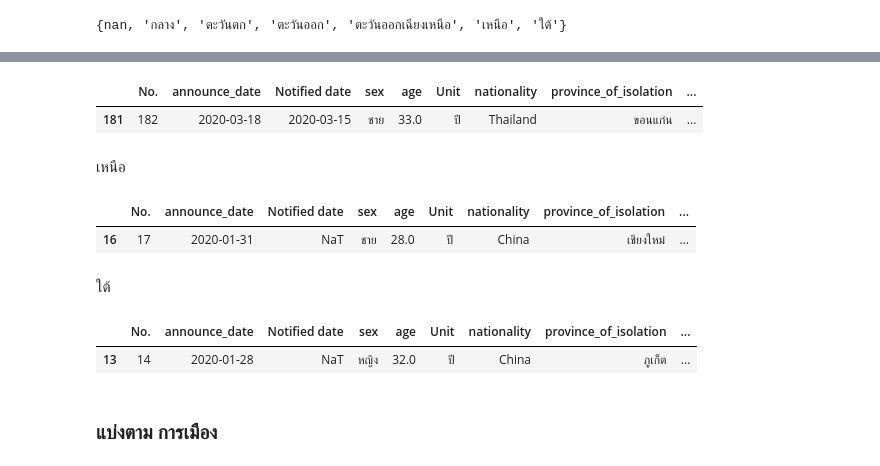
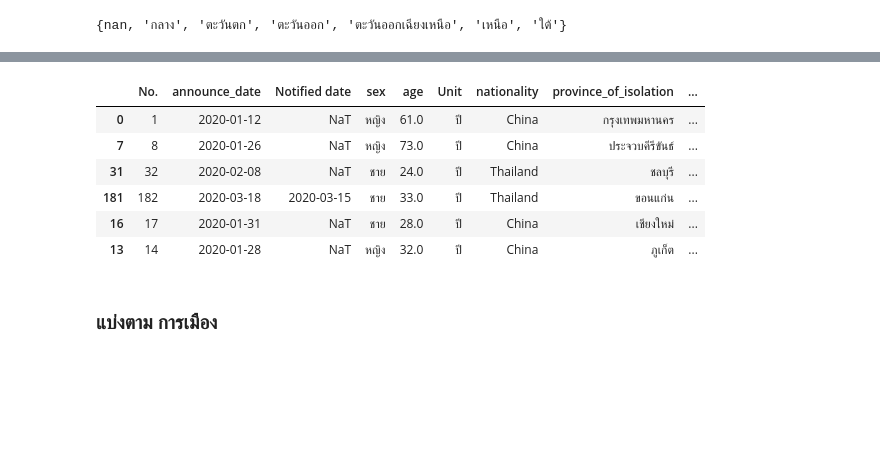
Before and after one commit to jittakorn-ch/data_viz_2022, a Jupyter notebook: BasicPython&DataViz_midterm2022.ipynb, the cells around one changed output, grey strips where cells are left out. Cells and saved outputs as stored; diff of their text form; code cells hidden in the pictures; blank space fills up the shorter version.

```diff
--- a/BasicPython&DataViz_midterm2022.ipynb
+++ b/BasicPython&DataViz_midterm2022.ipynb
@@ -709,22 +686,15 @@ covid_region[covid_region['ภูมิศาสตร์']=='ตะวันอ
-# %%
-covid_region[covid_region['ภูมิศาสตร์']=='ตะวันออกเฉียงเหนือ'].head(1)
-# %% [output]
-|  | No. | announce_date | Notified date | sex | age | Unit | nationality | province_of_isolation | ... |
-| 181 | 182 | 2020-03-18 | 2020-03-15 | ชาย | 33.0 | ปี | Thailand | ขอนแก่น | ... |
-# %% [markdown]
-เหนือ
-# %%
-covid_region[covid_region['ภูมิศาสตร์']=='เหนือ'].head(1)
-# %% [output]
-|  | No. | announce_date | Notified date | sex | age | Unit | nationality | province_of_isolation | ... |
-| 16 | 17 | 2020-01-31 | NaT | ชาย | 28.0 | ปี | China | เชียงใหม่ | ... |
-# %% [markdown]
-ใต้
-# %%
-covid_region[covid_region['ภูมิศาสตร์']=='ใต้'].head(1)
-# %% [output]
-|  | No. | announce_date | Notified date | sex | age | Unit | nationality | province_of_isolation | ... |
-| 13 | 14 | 2020-01-28 | NaT | หญิง | 32.0 | ปี | China | ภูเก็ต | ... |
+# %%
+pd.concat([covid_region[covid_region['ภูมิศาสตร์']=='กลาง'].head(1), covid_region[covid_region['ภูมิศาสตร์']=='ตะวันตก'].head(1),
+           covid_region[covid_region['ภูมิศาสตร์']=='ตะวันออก'].head(1), covid_region[covid_region['ภูมิศาสตร์']=='ตะวันออกเฉียงเหนือ'].head(1),
+           covid_region[covid_region['ภูมิศาสตร์']=='เหนือ'].head(1), covid_region[covid_region['ภูมิศาสตร์']=='ใต้'].head(1) ], axis=0)
+# %% [output]
+|  | No. | announce_date | Notified date | sex | age | Unit | nationality | province_of_isolation | ... |
+| 0 | 1 | 2020-01-12 | NaT | หญิง | 61.0 | ปี | China | กรุงเทพมหานคร | ... |
+| 7 | 8 | 2020-01-26 | NaT | หญิง | 73.0 | ปี | China | ประจวบคีรีขันธ์ | ... |
+| 31 | 32 | 2020-02-08 | NaT | ชาย | 24.0 | ปี | Thailand | ชลบุรี | ... |
+| 181 | 182 | 2020-03-18 | 2020-03-15 | ชาย | 33.0 | ปี | Thailand | ขอนแก่น | ... |
+| 16 | 17 | 2020-01-31 | NaT | ชาย | 28.0 | ปี | China | เชียงใหม่ | ... |
+| 13 | 14 | 2020-01-28 | NaT | หญิง | 32.0 | ปี | China | ภูเก็ต | ... |
 # %% [markdown]
 ### แบ่งตาม การเมือง
 # %%
```
Also changed, not shown: parts of 57 cells of this notebook.
